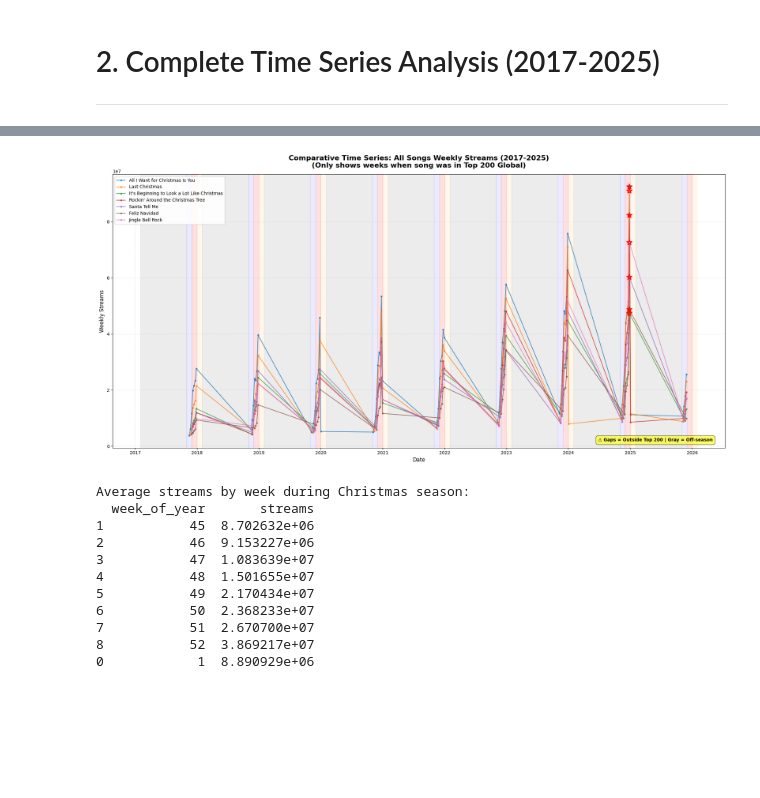
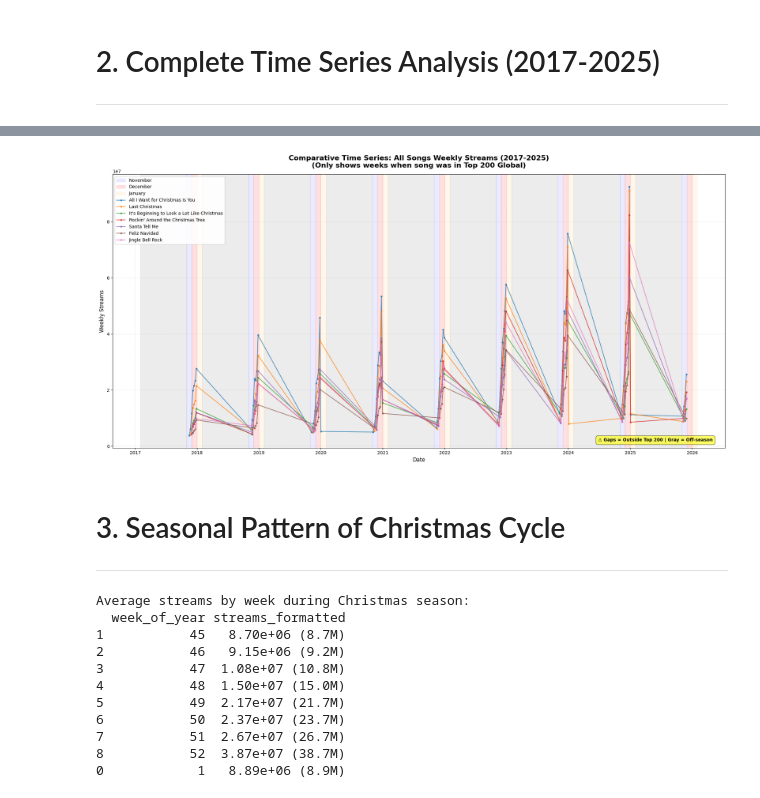
Before and after one commit to JonasSouza871/Christmas_Songs_Spotify_Analysis, a Jupyter notebook: temporal_analysis.ipynb, the cells around one changed output, grey strips where cells are left out. Cells and saved outputs as stored; diff of their text form; code cells hidden in the pictures; blank space fills up the shorter version.

```diff
--- a/temporal_analysis.ipynb
+++ b/temporal_analysis.ipynb
@@ -110,12 +102,8 @@ plt.show()
 # %%
-# Comparative time series: all songs overlayed
+#Comparative time series, all songs overlayed
 plt.figure(figsize=(20, 10))
 
-songs = df['track'].unique()
-colors = plt.cm.tab10(range(len(songs)))
-
-# Mark OFF-SEASON periods (February to October) with gray background
-for year in range(2017, 2026):
+for year in range(2017, 2026): # Mark OFF-SEASON periods (February to October) with gray background
     plt.axvspan(pd.Timestamp(f'{year}-02-01'), pd.Timestamp(f'{year}-10-31'),
                 color='gray', alpha=0.15, zorder=0)
 
@@ -123,75 +111,70 @@ for year in range(2017, 2026):
 for year in range(2017, 2026):
     # November
     plt.axvspan(pd.Timestamp(f'{year}-11-01'), pd.Timestamp(f'{year}-11-30'),
-                color='blue', alpha=0.08, zorder=1)
+                color='blue', alpha=0.08, zorder=1, label = 'November'if year == 2017 else '')
     # December
     plt.axvspan(pd.Timestamp(f'{year}-12-01'), pd.Timestamp(f'{year}-12-31'),
-                color='red', alpha=0.12, zorder=1)
+                color='red', alpha=0.12, zorder=1, label = 'December'if year == 2017 else '')
     # January
     plt.axvspan(pd.Timestamp(f'{year+1}-01-01'), pd.Timestamp(f'{year+1}-01-31'),
-                color='orange', alpha=0.08, zorder=1)
+                color='orange', alpha=0.08, zorder=1, label ='January'if year == 2017 else '')
 
 # Plot all songs
 for idx, song in enumerate(songs):
     song_data = df[df['track'] == song].sort_values('date')
     plt.plot(song_data['date'], song_data['streams'],
              marker='o', markersize=3, linewidth=1.5,
              label=song, color=colors[idx], alpha=0.8, zorder=3)
 
-    # Highlight maximum peak for each song
-    max_idx = song_data['streams'].idxmax()
-    max_date = song_data.loc[max_idx, 'date']
-    max_streams = song_data.loc[max_idx, 'streams']
-    plt.scatter(max_date, max_streams, color=colors[idx], s=150,
-                marker='*', zorder=5, edgecolors='red', linewidths=2)
-
 plt.title('Comparative Time Series: All Songs Weekly Streams (2017-2025)\n(Only shows weeks when song was in Top 200 Global)',
-          fontsize=16, fontweight='bold', pad=15)
+          fontsize=16, fontweight='bold', pad=15) #title
 plt.xlabel('Date', fontsize=12)
 plt.ylabel('Weekly Streams', fontsize=12)
 plt.ticklabel_format(style='scientific', axis='y', scilimits=(0,0))
 plt.legend(loc='upper left', fontsize=10, framealpha=0.9)
 plt.grid(True, alpha=0.3, linestyle='--')
 
-# Add clear note
+# Add clear note about the off season
 plt.text(0.98, 0.02, '⚠ Gaps = Outside Top 200 | Gray = Off-season',
          transform=plt.gca().transAxes, fontsize=10,
          ha='right', va='bottom', weight='bold',
          bbox=dict(boxstyle='round,pad=0.5', facecolor='yellow', alpha=0.6))
 
 plt.tight_layout()
 plt.show()
 # %% [output]
-[figure, old version]
+[figure, new version]
+# %% [markdown]
+# 3. Seasonal Pattern of Christmas Cycle
+
+------------------
 # %%
-# 2.2 Seasonal Pattern of Christmas Cycle
+christmas_season = df[df['week_of_year'].isin(list(range(45, 53)) + [1])].copy() #Filter data for Christmas season (weeks 45- 52 + week 1)
+weekly_avg = christmas_season.groupby(['week_of_year', 'track'])['streams'].mean().reset_index()#grouping by week and song
+#calculates the average for each song separately
+weekly_avg_overall = christmas_season.groupby('week_of_year')['streams'].mean().reset_index() #Grouping by week of year
+# all streams from all songs together
 
-# Filter data for Christmas season (weeks 45-52 + week 1)
-christmas_season = df[df['week_of_year'].isin(list(range(45, 53)) + [1])].copy()
-
-# Calculate average streams per week across all years
-weekly_avg = christmas_season.groupby(['week_of_year', 'track'])['streams'].mean().reset_index()
-weekly_avg_overall = christmas_season.groupby('week_of_year')['streams'].mean().reset_index()
-
-# Sort weeks properly (45-52, then 1)
+# Sort weeks properly (45-52, then 1 (1 week of january -> "IMPORTANT"))
 week_order = list(range(45, 53)) + [1]
 weekly_avg['week_of_year'] = pd.Categorical(weekly_avg['week_of_year'], categories=week_order, ordered=True)
-weekly_avg = weekly_avg.sort_values('week_of_year')
-
+weekly_avg = weekly_avg.sort_values('week_of_year') #Sorts the weekly_avg dataframe in ascending order of the column
 weekly_avg_overall['week_of_year'] = pd.Categorical(weekly_avg_overall['week_of_year'], categories=week_order, ordered=True)
-weekly_avg_overall = weekly_avg_overall.sort_values('week_of_year')
+weekly_avg_overall = weekly_avg_overall.sort_values('week_of_year')#Sorts the weekly_avg_overall dataframe in ascending order of the column
 
 print("Average streams by week during Christmas season:")
-print(weekly_avg_overall)
+# Add formatted column with values in millions
+weekly_avg_overall['streams_formatted'] = weekly_avg_overall['streams'].apply(lambda x: f"{x:.2e} ({x/1e6:.1f}M)")
+print(weekly_avg_overall[['week_of_year', 'streams_formatted']])
 # %% [output]
 Average streams by week during Christmas season:
-  week_of_year       streams
-1           45  8.702632e+06
-2           46  9.153227e+06
-3           47  1.083639e+07
-4           48  1.501655e+07
-5           49  2.170434e+07
-6           50  2.368233e+07
-7           51  2.670700e+07
-8           52  3.869217e+07
-0            1  8.890929e+06
+  week_of_year streams_formatted
+1           45   8.70e+06 (8.7M)
+2           46   9.15e+06 (9.2M)
+3           47  1.08e+07 (10.8M)
+4           48  1.50e+07 (15.0M)
+5           49  2.17e+07 (21.7M)
+6           50  2.37e+07 (23.7M)
+7           51  2.67e+07 (26.7M)
+8           52  3.87e+07 (38.7M)
+0            1   8.89e+06 (8.9M)
```
Also changed, not shown: parts of 6 cells of this notebook.
